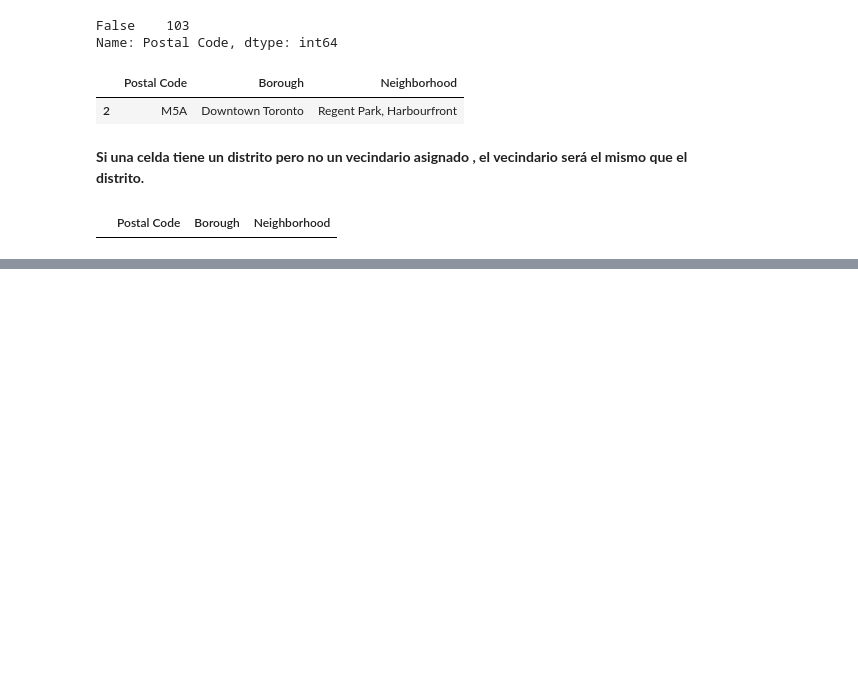
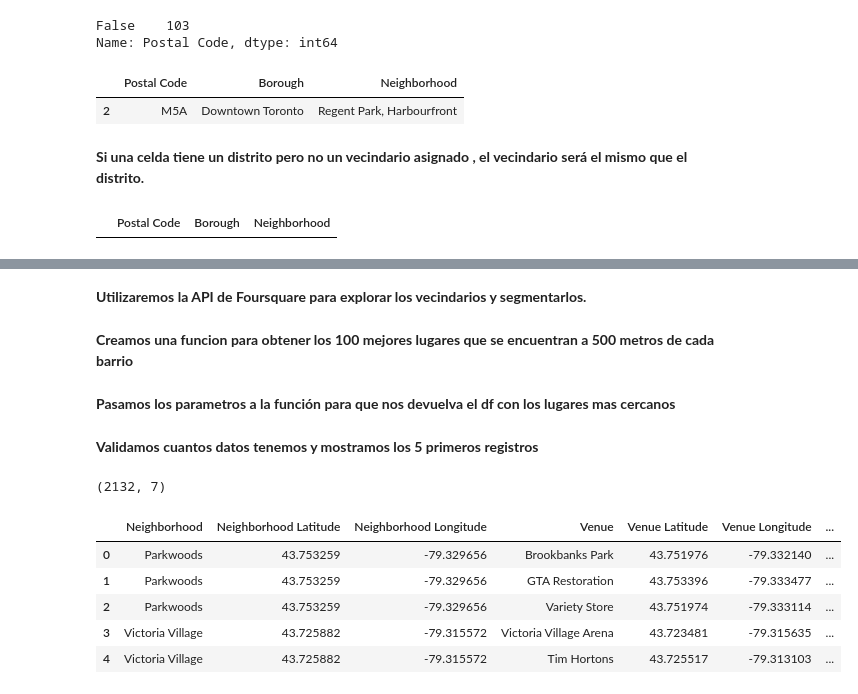
Before and after one commit to walter1358/Coursera_Capstone, a Jupyter notebook: Clustering_Neighborhoods_in_Toronto.ipynb, the cells around one changed output, grey strips where cells are left out. Cells and saved outputs as stored; diff of their text form; code cells hidden in the pictures; blank space fills up the shorter version.

```diff
--- a/Clustering_Neighborhoods_in_Toronto.ipynb
+++ b/Clustering_Neighborhoods_in_Toronto.ipynb
@@ -53,0 +137,2 @@ df_T #Vemos que no ay vencidarios como Not assigned
+# %% [markdown]
+**Utilizaremos la API de Foursquare para explorar los vecindarios y segmentarlos.**
@@ -53,0 +144,2 @@ df_T #Vemos que no ay vencidarios como Not assigned
+# %% [markdown]
+**Creamos una funcion para obtener los 100 mejores lugares que se encuentran a 500 metros de cada barrio**
@@ -53,0 +181,2 @@ df_T #Vemos que no ay vencidarios como Not assigned
+# %% [markdown]
+**Pasamos los parametros a la función para que nos devuelva el df con los lugares mas cercanos**
@@ -53,0 +187,13 @@ df_T #Vemos que no ay vencidarios como Not assigned
+# %% [markdown]
+**Validamos cuantos datos tenemos y mostramos los 5 primeros registros**
+# %%
+print(df_toronto_lugares.shape)
+df_toronto_lugares.head()
+# %% [output]
+(2132, 7)
+|  | Neighborhood | Neighborhood Latitude | Neighborhood Longitude | Venue | Venue Latitude | Venue Longitude | ... |
+| 0 | Parkwoods | 43.753259 | -79.329656 | Brookbanks Park | 43.751976 | -79.332140 | ... |
+| 1 | Parkwoods | 43.753259 | -79.329656 | GTA Restoration | 43.753396 | -79.333477 | ... |
+| 2 | Parkwoods | 43.753259 | -79.329656 | Variety Store | 43.751974 | -79.333114 | ... |
+| 3 | Victoria Village | 43.725882 | -79.315572 | Victoria Village Arena | 43.723481 | -79.315635 | ... |
+| 4 | Victoria Village | 43.725882 | -79.315572 | Tim Hortons | 43.725517 | -79.313103 | ... |
```
Also changed, not shown: parts of 17 cells of this notebook.
